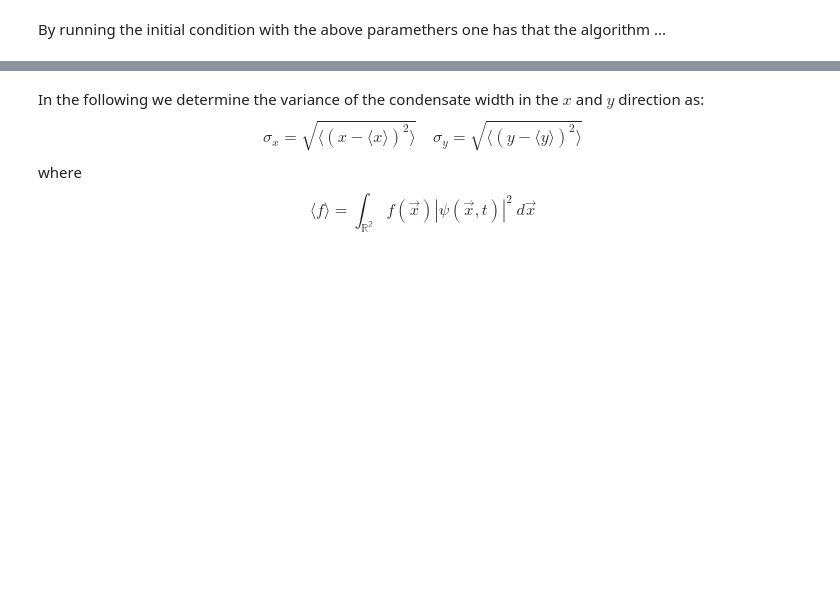
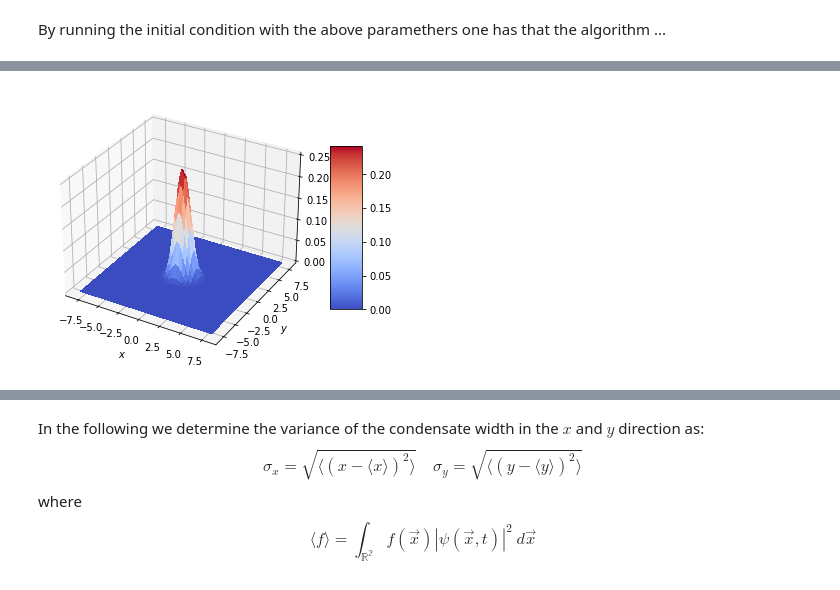
Before and after one commit to mvilucchio/BEC_TSSP, a Jupyter notebook: final_notebook.ipynb, the cells around one changed output, grey strips where cells are left out. Drawn from its saved outputs; the diff is of its cells as text; code cells hidden in the pictures; blank space fills up the shorter version.

```diff
--- a/final_notebook.ipynb
+++ b/final_notebook.ipynb
@@ -62,3 +77,6 @@ print("--- Evaluated in {:.2f} seconds ---".format(end_time - start_time))
 # %%
-#lst_fig = pt.surface_plotter(X, Y, np.abs(psi[-1])**2, title='', z_label=r'$|\psi|^2$')
+frame = -1
+lst_fig = pt.surface_plotter(X, Y, np.abs(psi[frame])**2, title='', z_label=r'$|\psi|^2$')
+# %% [output]
+[figure, added]
 # %%
```
Also changed, not shown: parts of 21 cells of this notebook.
